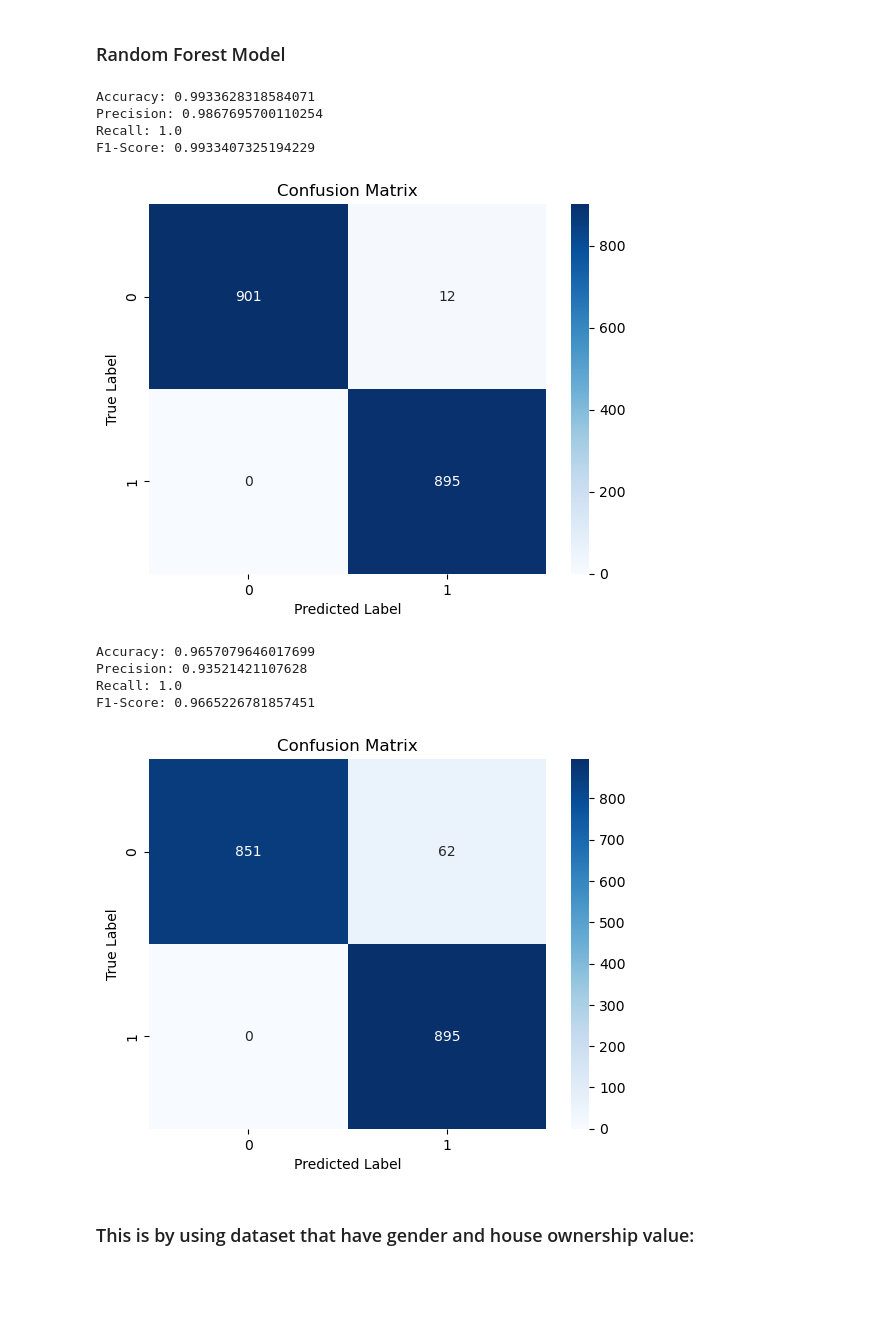
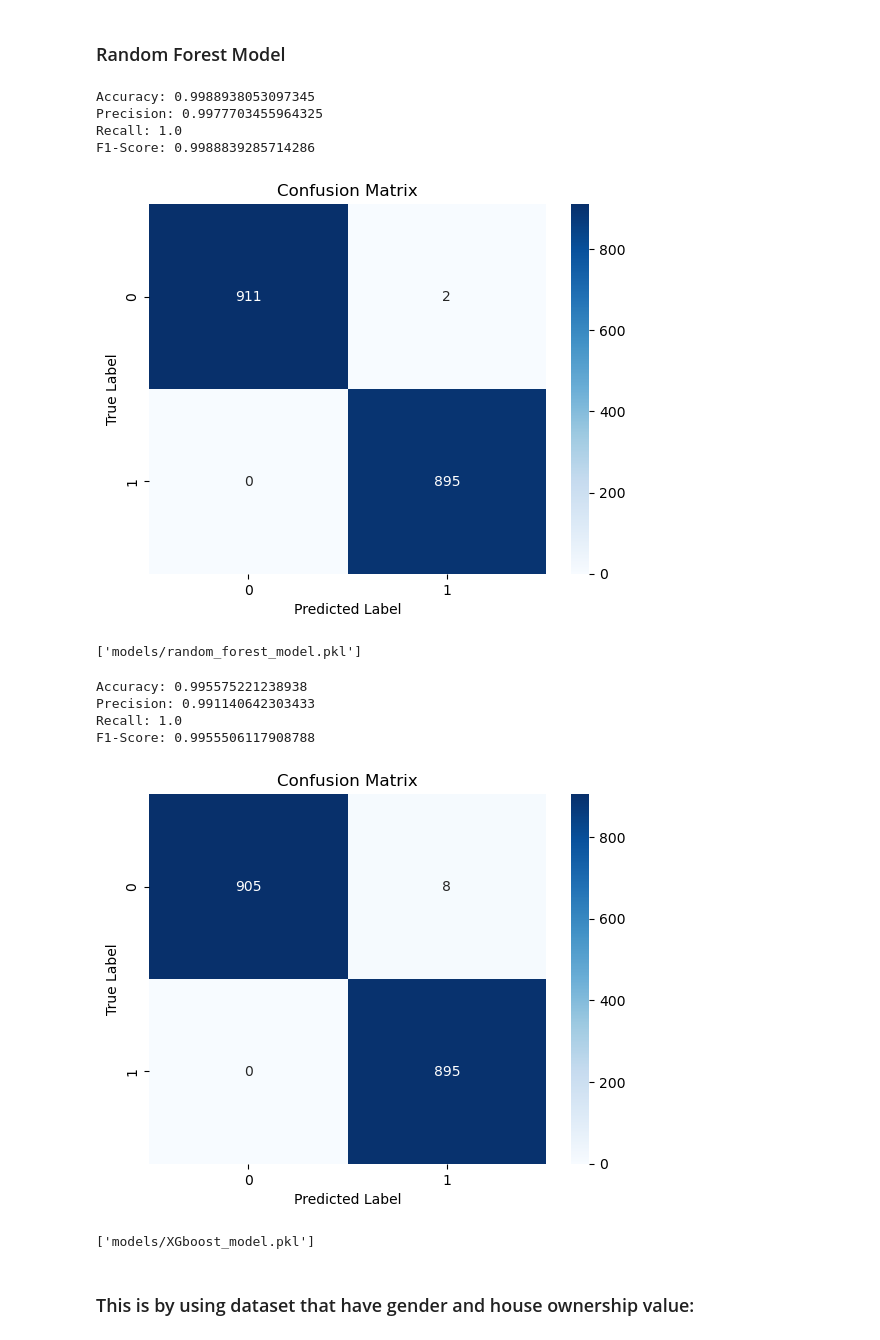
Before and after one commit to prabinbohara10/ML-qualification-task, a Jupyter notebook: Task1/model-building.ipynb, the cells around one changed output. Saved outputs shown, nothing was run; the diff lists cells and outputs as text; code cells hidden in the pictures; blank space fills up the shorter version.

```diff
--- a/Task1/model-building.ipynb
+++ b/Task1/model-building.ipynb
@@ -231,48 +238,54 @@ plt.title("Confusion Matrix")
 plt.xlabel("Predicted Label")
 plt.ylabel("True Label")
 plt.show()
+
+joblib.dump(model, 'models/random_forest_model.pkl')
 # %% [output]
-Accuracy: 0.9933628318584071
-Precision: 0.9867695700110254
+Accuracy: 0.9988938053097345
+Precision: 0.9977703455964325
 Recall: 1.0
-F1-Score: 0.9933407325194229
+F1-Score: 0.9988839285714286
-[figure, old version]
+[figure, new version]
+['models/random_forest_model.pkl']
 # %%
 from xgboost import XGBClassifier
 ####XGBoost model
 model = XGBClassifier()
 
 # # Train the model
 model.fit(X_train, y_train)
 
 ##predictions on the test set
 y_pred = model.predict(X_test)
 
 #evaluation metrics
 accuracy = accuracy_score(y_test, y_pred)
 precision = precision_score(y_test, y_pred)
 recall = recall_score(y_test, y_pred)
 f1 = f1_score(y_test, y_pred)
 
 conf_matrix = confusion_matrix(y_test, y_pred)
 
 # Printing the evaluation metrics
 print("Accuracy:", accuracy)
 print("Precision:", precision)
 print("Recall:", recall)
 print("F1-Score:", f1)
 
 sns.heatmap(conf_matrix, annot=True, cmap="Blues", fmt="d")
 plt.title("Confusion Matrix")
 plt.xlabel("Predicted Label")
 plt.ylabel("True Label")
 plt.show()
+
+joblib.dump(model, 'models/XGboost_model.pkl')
 # %% [output]
-Accuracy: 0.9657079646017699
-Precision: 0.93521421107628
+Accuracy: 0.995575221238938
+Precision: 0.991140642303433
 Recall: 1.0
-F1-Score: 0.9665226781857451
+F1-Score: 0.9955506117908788
-[figure, old version]
+[figure, new version]
+['models/XGboost_model.pkl']
 # %% [markdown]
 ### This is by using dataset that have gender and house ownership value:
 # %%
```
Also changed, not shown: parts of 5 cells of this notebook, 9 other files.
